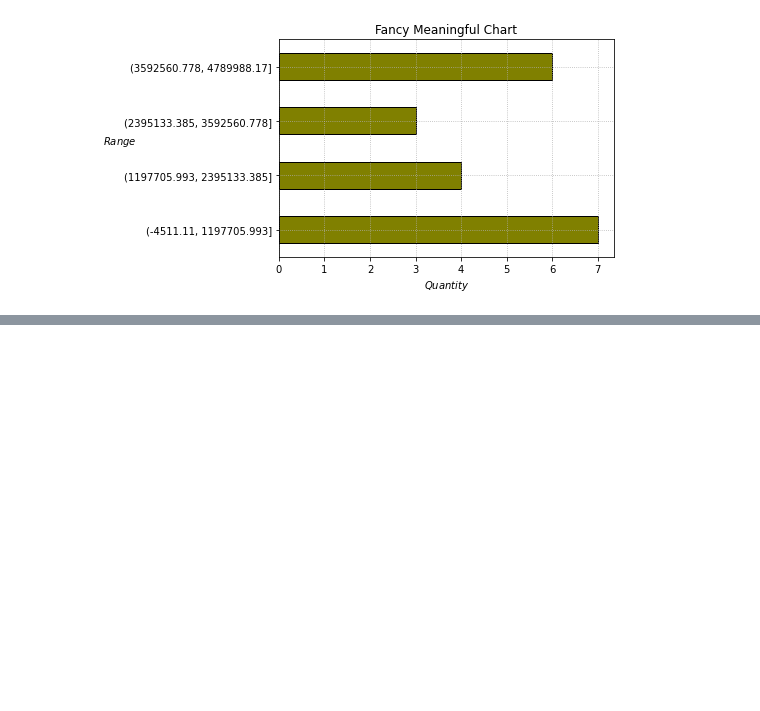
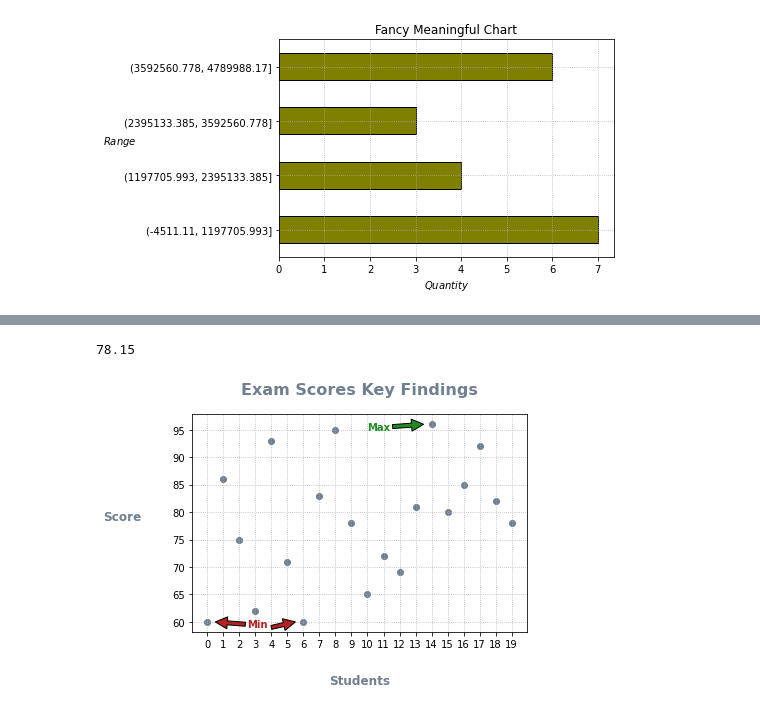
Before and after one commit to Tyler-Applegate/numpy-pandas-visualization-exercises, a Jupyter notebook: pandas_exercises.ipynb, the cells around one changed output, grey strips where cells are left out. Saved outputs shown, nothing was run; the diff lists cells and outputs as text; code cells hidden in the pictures; blank space fills up the shorter version.

```diff
--- a/pandas_exercises.ipynb
+++ b/pandas_exercises.ipynb
@@ -648,0 +748,28 @@ plt.show()
+# %%
+np.mean(exam_scores.values)
+# %% [output]
+78.15
+# %%
+x = [range(0,20)]
+y = [exam_scores.values]
+
+# ym = [np.mean(exam_scores.values)]
+
+plt.scatter(x,y, color = 'slategray')
+plt.title('Exam Scores Key Findings', color = 'slategray', fontsize = 16, weight = 'bold', pad = 20)
+plt.xlabel('Students', color = 'slategray', fontsize = 12, weight = 'bold', labelpad = 25)
+plt.ylabel('Score', color = 'slategray', fontsize = 12, weight = 'bold', rotation = 0, labelpad = 50)
+plt.xticks([0,1,2,3,4,5,6,7,8,9,10,11,12,13,14,15,16,17,18,19])
+plt.grid(True, ls = ':')
+# Putting in both minimum values
+plt.annotate('Min', xy=(0.5,60), xytext=(2.5,59), arrowprops={'facecolor': 'firebrick'}, color ='firebrick', weight = 'bold')
+plt.annotate('', xy=(5.5,60), xytext=(4,59), arrowprops={'facecolor': 'firebrick'})
+# Putting in the max value
+plt.annotate('Max', xy=(13.5,96), xytext=(10,95), arrowprops={'facecolor': 'forestgreen'}, color = 'forestgreen', weight = 'bold')
+# Let's Find the Mean
+# plt.plot(x,ym)
+
+
+plt.show()
+# %% [output]
+[figure, added]
```
Also changed, not shown: parts of 29 cells of this notebook, 1 other file.
